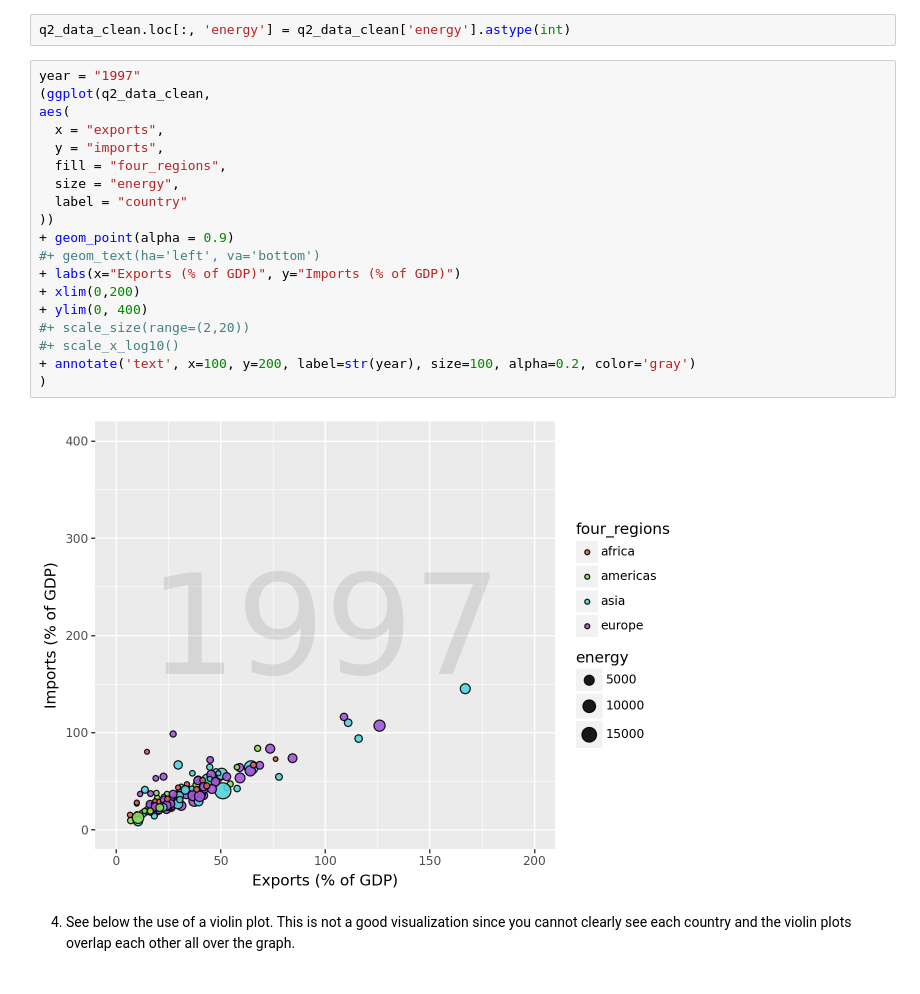
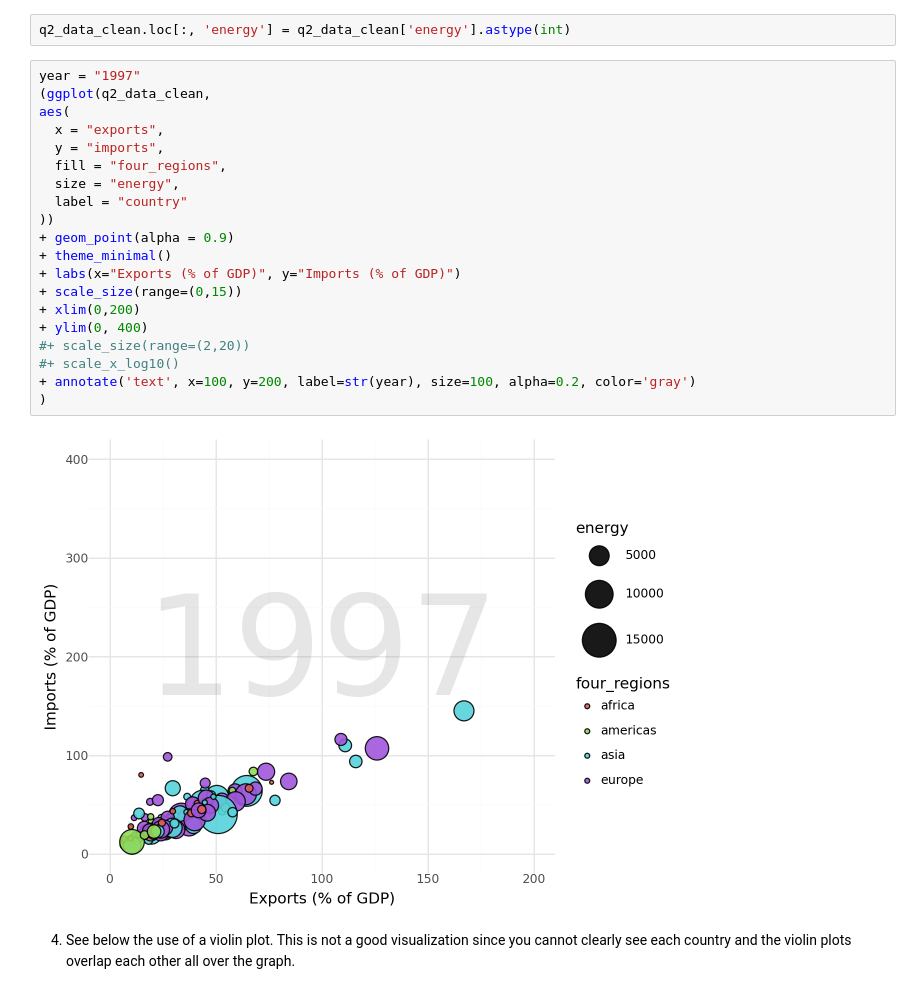
Before and after one commit to hblinken/GSB-544, a Jupyter notebook: Lab_1.ipynb, the cells around one changed output. Drawn from its saved outputs; the diff is of its cells as text.

```diff
--- a/Lab_1.ipynb
+++ b/Lab_1.ipynb
@@ -109,24 +103,25 @@ q2_data_clean.loc[:, 'energy'] = q2_data_clean['energy'].astype(int)
 # %%
 year = "1997"
 (ggplot(q2_data_clean,
 aes(
   x = "exports",
   y = "imports",
   fill = "four_regions",
   size = "energy",
   label = "country"
 ))
 + geom_point(alpha = 0.9)
-#+ geom_text(ha='left', va='bottom')
++ theme_minimal()
 + labs(x="Exports (% of GDP)", y="Imports (% of GDP)")
++ scale_size(range=(0,15))
 + xlim(0,200)
 + ylim(0, 400)
 #+ scale_size(range=(2,20))
 #+ scale_x_log10()
 + annotate('text', x=100, y=200, label=str(year), size=100, alpha=0.2, color='gray')
 )
 # %% [output]
-[figure, old version]
+[figure, new version]
 # %% [markdown]
 4. See below the use of a violin plot. This is not a good visualization since you cannot clearly see each country and the violin plots overlap each other all over the graph.
 # %%
```
Also changed, not shown: parts of 6 cells of this notebook, 1 other file.
